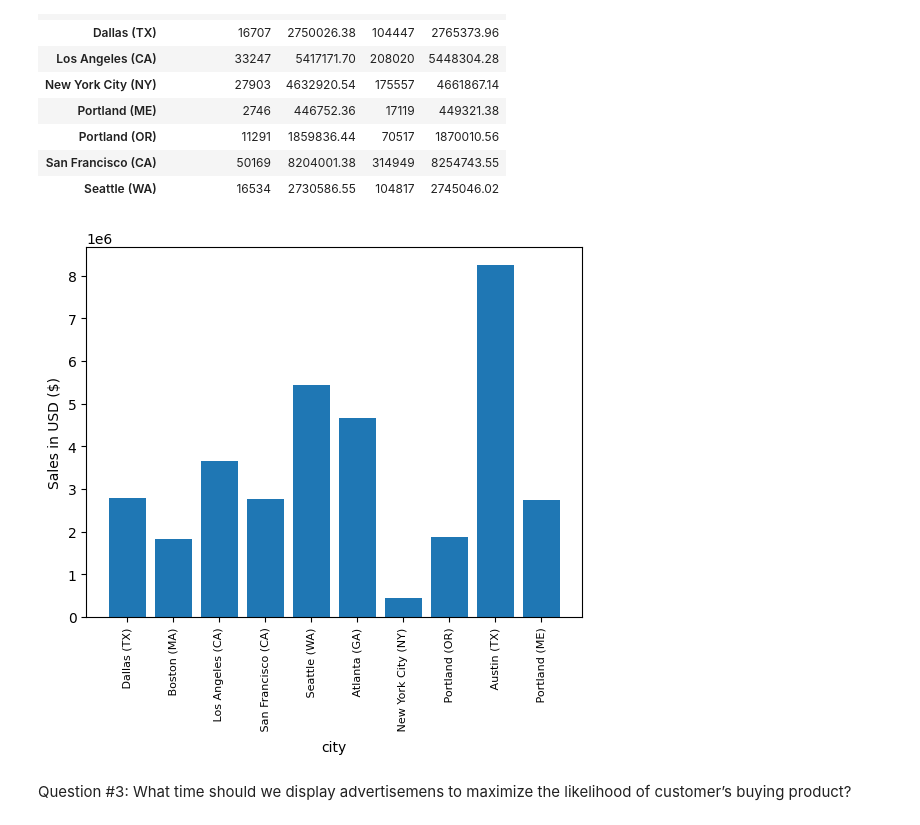
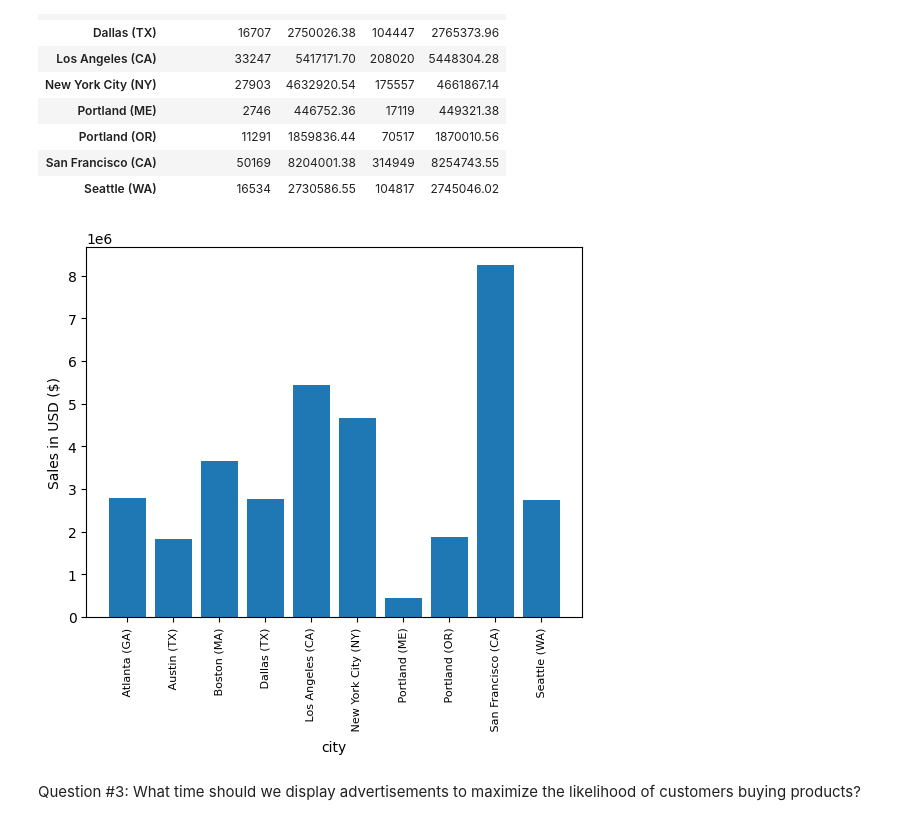
Before and after one commit to Naderiii/SalesAnalysis, a Jupyter notebook: SalesAnalysis.ipynb, the cells around one changed output. Saved outputs shown, nothing was run; the diff lists cells and outputs as text; code cells hidden in the pictures.

```diff
--- a/SalesAnalysis.ipynb
+++ b/SalesAnalysis.ipynb
@@ -234,13 +233,16 @@ data_city
 | San Francisco (CA) | 50169 | 8204001.38 | 314949 | 8254743.55 |
 | Seattle (WA) | 16534 | 2730586.55 | 104817 | 2745046.02 |
 # %%
-cities = df['City'].unique()
+# cities = df['City'].unique()
+
+cities = [city for city, df in df.groupby('City')]
+
 plt.bar(cities, data_city['Sales'])
 plt.xticks(cities, rotation = 'vertical' , size = 8)
 plt.ylabel("Sales in USD ($)")
 plt.xlabel("city")
 plt.show()
 # %% [output]
-[figure, old version]
+[figure, new version]
 # %% [markdown]
-Question #3: What time should we display advertisemens to maximize the likelihood of customer’s buying product?
+Question #3: What time should we display advertisements to maximize the likelihood of customers buying products?
```
Also changed, not shown: parts of 5 cells of this notebook.
